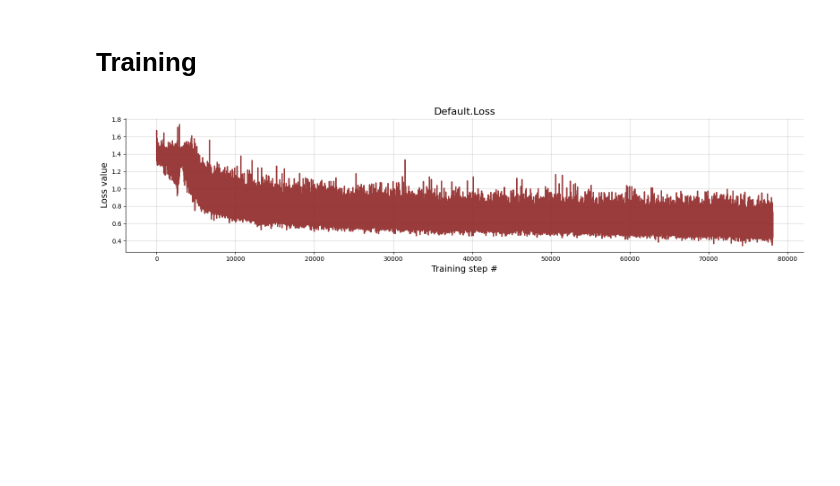
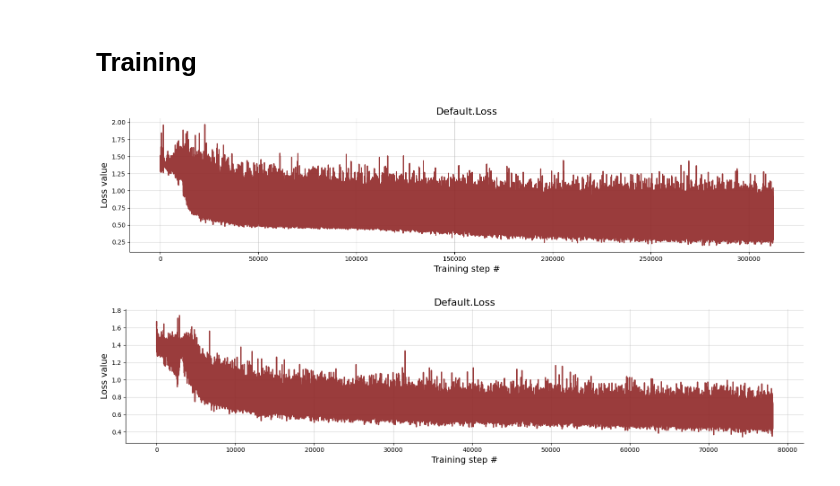
Before and after one commit to bayesflow-org/Non-Stationary-DDM-Validation, a Jupyter notebook: applications/model_comparison/notebooks/02_model_comparison.ipynb, the cells around one changed output. Saved outputs shown, nothing was run; the diff lists cells and outputs as text; code cells hidden in the pictures; blank space fills up the shorter version.

```diff
--- a/applications/model_comparison/notebooks/02_model_comparison.ipynb
+++ b/applications/model_comparison/notebooks/02_model_comparison.ipynb
@@ -29,5 +29,5 @@ INFO:root:Networks loaded from ../checkpoints/model_comparison_template_dim_128/
 # %%
-TRAIN_NETWORK = False
+TRAIN_NETWORK = True
 # %% [markdown]
 # Training
 # %%
@@ -44,3 +46,7 @@ if TRAIN_NETWORK:
+# %%
+f = beef.diagnostics.plot_losses(experiment.trainer.loss_history.get_plottable())
+# %% [output]
+[figure, added]
 # %%
 f = beef.diagnostics.plot_losses(experiment.trainer.loss_history.get_plottable())
 # %% [output]
```
Also changed, not shown: parts of 8 cells of this notebook, 2 other files.
